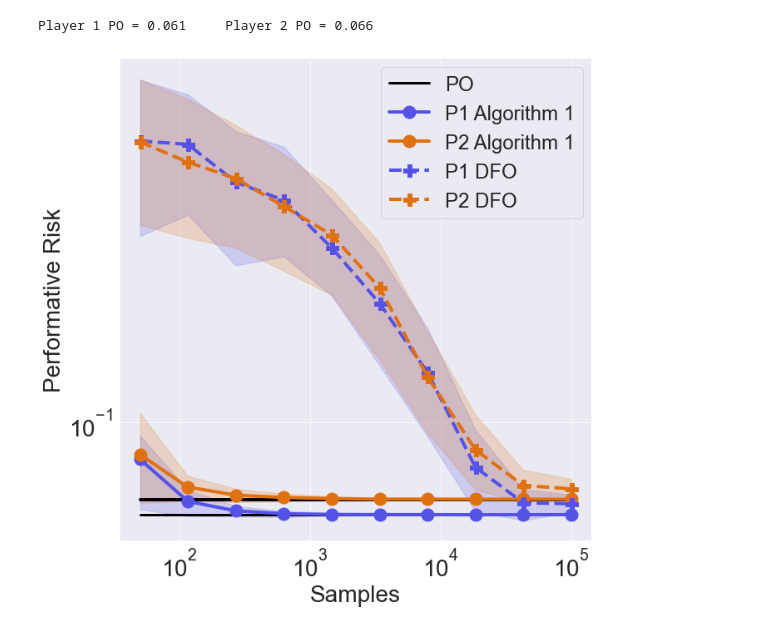
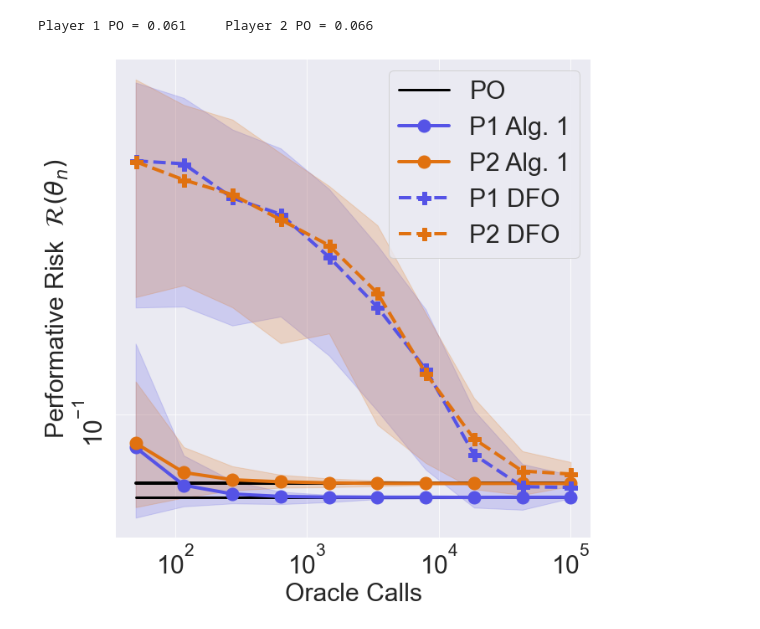
Before and after one commit to evanjfaulkner/DD-Games, a Jupyter notebook: Notebooks/fig1a.ipynb, the cells around one changed output. Saved outputs shown, nothing was run; the diff lists cells and outputs as text; code cells hidden in the pictures.

Commit message:
plot readability

```diff
--- a/Notebooks/fig1a.ipynb
+++ b/Notebooks/fig1a.ipynb
@@ -69,8 +71,7 @@ delta = 1e-0
 eta = 1e-1
 num_rounds = num_rounds_lst[-1]
 
-for i in range(N1):
-    print(i)
+for i in trange(N1):
     player_one = DFOPlayer(delta,eta)
     player_two = DFOPlayer(delta,eta)
     game_dfo = DecisionDependentGame(player_one, player_two,
@@ -118,8 +101,7 @@ p4_risks = np.zeros((N1,N2))
 theta_final_p3 = np.zeros((N1,N2,d_1))
 theta_final_p4 = np.zeros((N1,N2,d_2))
 
-for i in range(N1):
-    print(i)
+for i in trange(N1):
     for num_rounds in num_rounds_lst:
         player_three = TwoStagePlayer()
         player_four = TwoStagePlayer()
@@ -170,42 +134,43 @@ print(f'Player 1 PO = {PO_1.round(3)}\tPlayer 2 PO = {PO_2.round(3)}')
 # %% [output]
 Player 1 PO = 0.061     Player 2 PO = 0.066
 # %%
-plt.rcParams['font.size'] = 28
+plt.rcParams['font.size'] = 30
 plt.rcParams['axes.linewidth'] = 4
 plt.figure(figsize=(10,10))
 
 plt.loglog(num_rounds_lst, [PO_1 for i in num_rounds_lst],
            '-', color='k', label='PO', lw=3)
 plt.loglog(num_rounds_lst, [PO_2 for i in num_rounds_lst],
            '-', color='k', lw=4)
 
 plt.loglog(num_rounds_lst, np.nanmean(p3_risks,axis=0),
-           '-', color='#5553E6', label='P1 Algorithm 1', lw=4, marker='o',markersize=15)
-plt.fill_between(num_rounds_lst, np.sort(p3_risks,axis=0)[math.floor(N1*0.16)],
-                 np.sort(p3_risks,axis=0)[-math.ceil(N1*0.16)],
+           '-', color='#5553E6', label='P1 Alg. 1', lw=4, marker='o',markersize=15)
+plt.fill_between(num_rounds_lst, np.sort(p3_risks,axis=0)[1],
+                 np.sort(p3_risks,axis=0)[-math.ceil(N1*0.05)],
                  alpha=0.2, color='#5553E6')
 plt.loglog(num_rounds_lst, np.nanmean(p4_risks,axis=0),
-           '-', color='#E07110', label='P2 Algorithm 1', lw=4, marker='o',markersize=15)
-plt.fill_between(num_rounds_lst, np.sort(p4_risks,axis=0)[math.floor(N1*0.16)],
-                 np.sort(p4_risks,axis=0)[-math.ceil(N1*0.16)],
+           '-', color='#E07110', label='P2 Alg. 1', lw=4, marker='o',markersize=15)
+plt.fill_between(num_rounds_lst, np.sort(p4_risks,axis=0)[1],
+                 np.sort(p4_risks,axis=0)[-math.ceil(N1*0.05)],
                  alpha=0.2, color='#E07110')
 
 plt.loglog(num_rounds_lst, np.nanmean(p1_risks,axis=0),
            '--', color='#5553E6', label='P1 DFO', lw=4, marker='P',markersize=15)
-plt.fill_between(num_rounds_lst, np.sort(p1_risks,axis=0)[math.floor(N1*0.16)],
-                 np.sort(p1_risks,axis=0)[-math.ceil(N1*0.16)],
+plt.fill_between(num_rounds_lst, np.sort(p1_risks,axis=0)[1],
+                 np.sort(p1_risks,axis=0)[-math.ceil(N1*0.05)],
                  alpha=0.2, color='#5553E6')
 plt.loglog(num_rounds_lst, np.nanmean(p2_risks,axis=0),
            '--', color='#E07110', label='P2 DFO', lw=4, marker='P',markersize=15)
-plt.fill_between(num_rounds_lst, np.sort(p2_risks,axis=0)[math.floor(N1*0.16)],
-                 np.sort(p2_risks,axis=0)[-math.ceil(N1*0.16)],
+plt.fill_between(num_rounds_lst, np.sort(p2_risks,axis=0)[1],
+                 np.sort(p2_risks,axis=0)[-math.ceil(N1*0.05)],
                  alpha=0.2, color='#E07110')
 
-plt.ylabel("Performative Risk")
-plt.xlabel("Samples")
-plt.legend(loc='upper right',fontsize=24)
+plt.yticks(rotation=90)
+plt.ylabel(r"Performative Risk  $\mathcal{R}(\theta_n)$")
+plt.xlabel("Oracle Calls")
+plt.legend(loc='upper right',fontsize=30)
 plt.tight_layout()
 plt.savefig('../figures/dfo_vs_2stage_convergence.png', dpi=300, format='png')
 plt.show()
 # %% [output]
-[figure, old version]
+[figure, new version]
```
Also changed, not shown: parts of 3 cells of this notebook, 4 other files.
